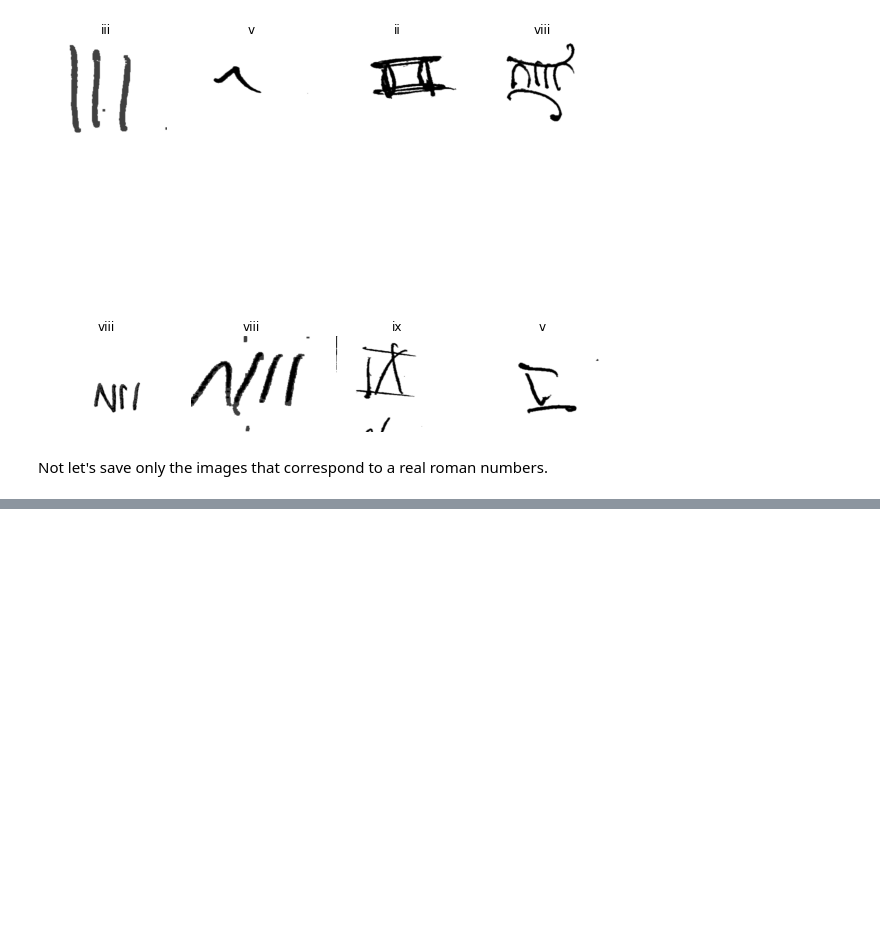
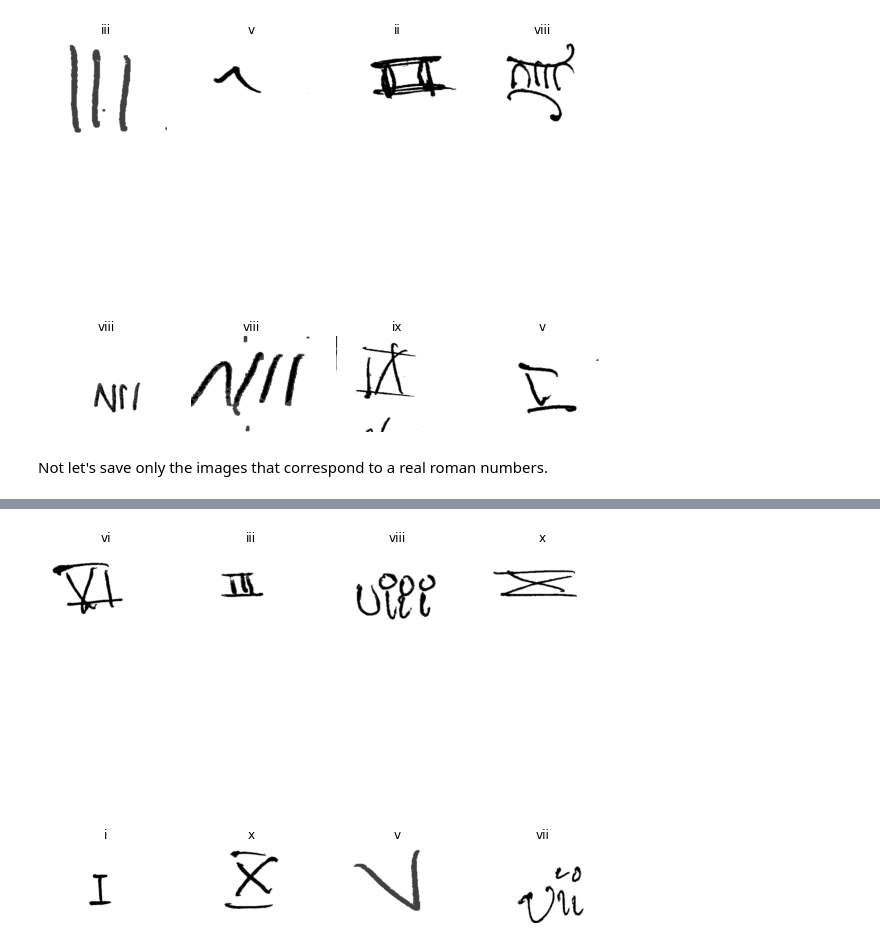
Before and after one commit to fabioantonini/datacentric-competition-data-augmentation, a Jupyter notebook: data-augmentation.ipynb, the cells around one changed output, grey strips where cells are left out. Drawn from its saved outputs; the diff is of its cells as text; code cells hidden in the pictures; blank space fills up the shorter version.

```diff
--- a/data-augmentation.ipynb
+++ b/data-augmentation.ipynb
@@ -36,5 +40,9 @@ def do_augmentation_randomflip(dataset, data_aug_type):
 def do_augmentation_random_rotation(dataset, data_rotation_factor=0.2):
     data_augmentation = tf.keras.Sequential([layers.experimental.preprocessing.RandomRotation(data_rotation_factor),])
     return dataset.map(lambda x, y: (data_augmentation(x, training=True), y), num_parallel_calls=tf.data.AUTOTUNE)
+# %%
+def do_augmentation_random_height(dataset, data_height_factor=0.2):
+    data_augmentation = tf.keras.Sequential([layers.experimental.preprocessing.RandomHeight(data_height_factor),])
+    return dataset.map(lambda x, y: (data_augmentation(x, training=True), y), num_parallel_calls=tf.data.AUTOTUNE)
 # %%
 data_dir = 'label_book'
@@ -191,0 +208,4 @@ dataset_save(numbers_rotation_ds, augmentation_dir)
+# %%
+plot_dataset_samples(numbers_height_ds)
+# %% [output]
+[figure, added]
```
Also changed, not shown: parts of 23 cells of this notebook.
